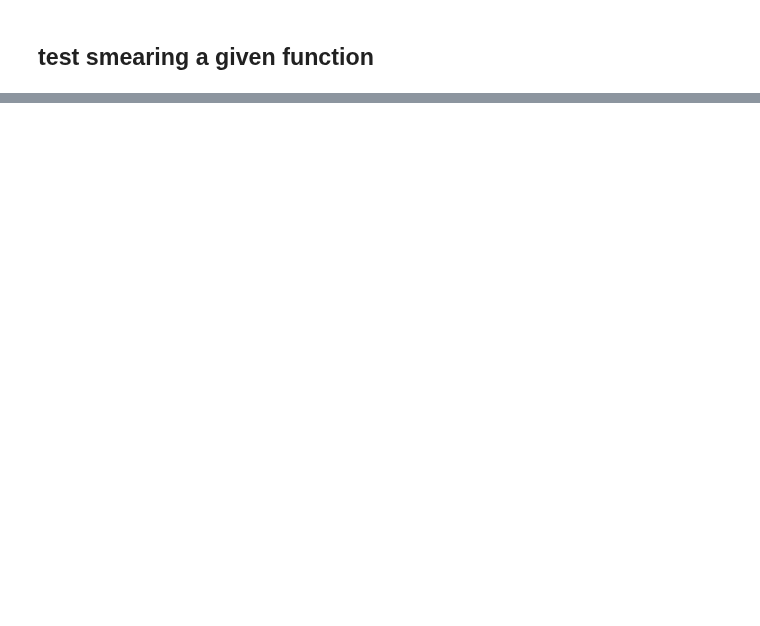
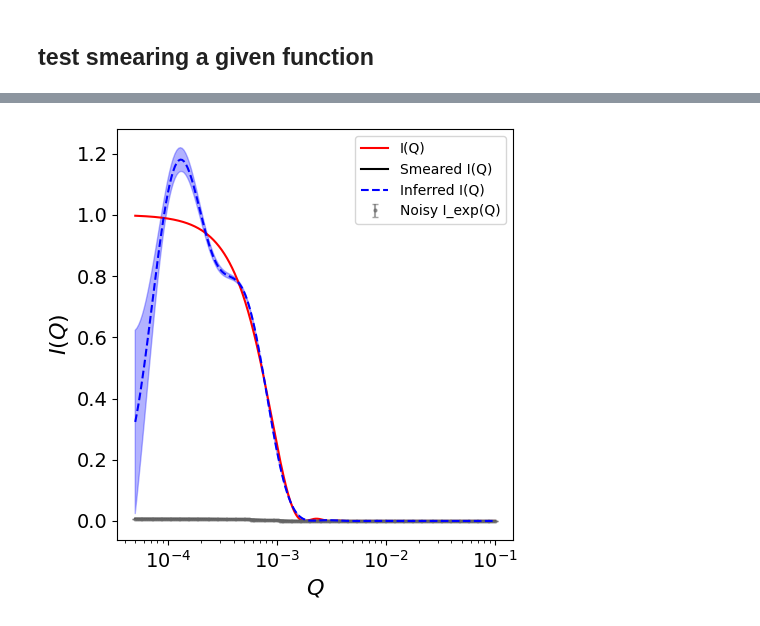
Before and after one commit to ch-tung/MLSR, a Jupyter notebook: desmearing/test_pointspread.ipynb, the cells around one changed output, grey strips where cells are left out. Saved outputs shown, nothing was run; the diff lists cells and outputs as text; code cells hidden in the pictures; blank space fills up the shorter version.

```diff
--- a/desmearing/test_pointspread.ipynb
+++ b/desmearing/test_pointspread.ipynb
@@ -1531,0 +1533,43 @@ plt.tight_layout()
+# %%
+
+# =======================
+#        Plot
+# =======================
+
+fig = plt.figure(figsize=(5, 5))
+ax = fig.add_subplot(1, 1, 1)
+
+mask = (Q_model >= Q_min) & (Q_model <= Q_max)
+
+ax.plot(Q_model[mask], I_model[mask],
+        label='I(Q)', color='red')
+
+ax.plot(Q_sampled, I_smeared,
+        label='Smeared I(Q)', color='k', linestyle='-')
+
+ax.errorbar(Q_sampled, I_exp, yerr=Delta_I,
+            label='Noisy I_exp(Q)', color='#666666', linestyle='', marker='.', markersize=4, alpha=0.6, capsize=2)
+
+# ax.plot(Q_sampled, I_sampled_forward,
+#         label='Forward R I_smeared(Q)', color='purple', linestyle=':')
+
+ax.plot(Q_sampled, I_post,
+        label='Inferred I(Q)', color='blue', linestyle='--', zorder=10)
+
+ax.fill_between(Q_sampled,
+                I_post - I_post_std,
+                I_post + I_post_std,
+                color='blue', alpha=0.3)
+
+# ax.plot(Q_sampled, I_prior,
+#         label='Prior Mean I(Q)', color='green', linestyle=':')
+
+# ax.set_yscale('log')
+ax.set_xscale('log')
+ax.set_xlabel(r"$Q$", fontsize=16)
+ax.set_ylabel(r"$I(Q)$", fontsize=16)
+ax.tick_params(axis='both', which='major', labelsize=14)
+ax.legend(fontsize=10)
+plt.tight_layout()
+# %% [output]
+[figure, added]
```
Also changed, not shown: parts of 8 cells of this notebook, 2 other files.
